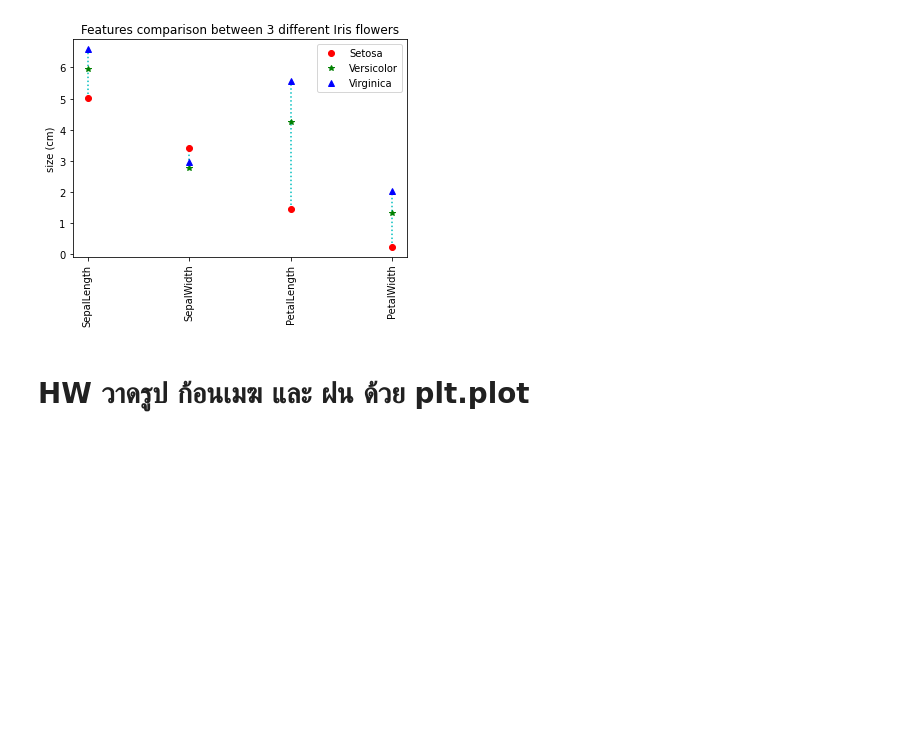
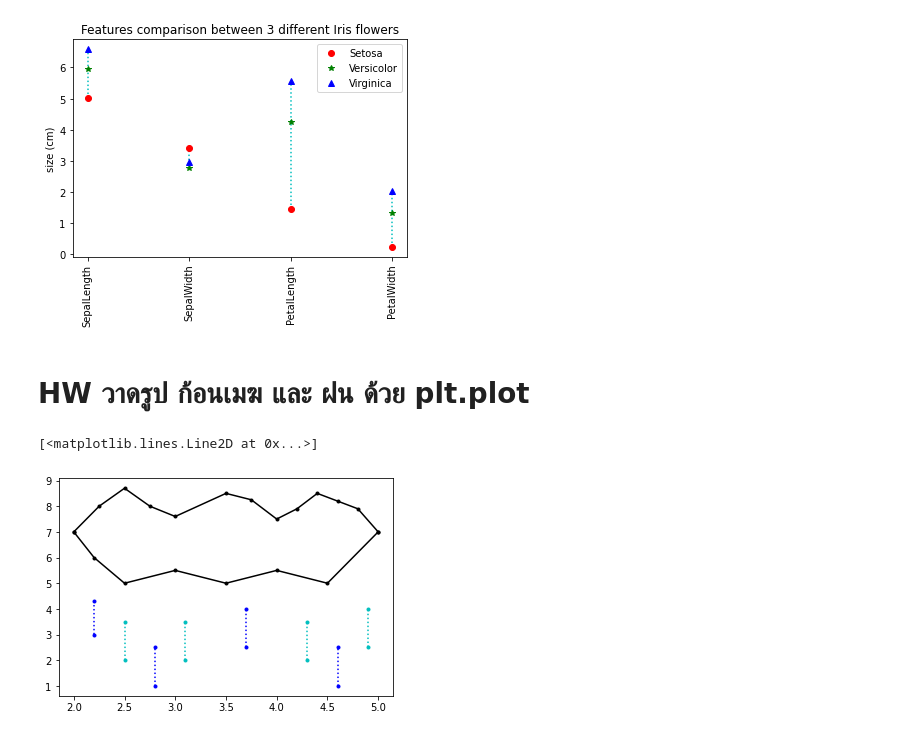
Before and after one commit to siriwat-heart/data_viz_2022, a Jupyter notebook: DataViz04_Data_Comparison.ipynb, the cells around one changed output. Cells and saved outputs as stored; diff of their text form; code cells hidden in the pictures; blank space fills up the shorter version.

```diff
--- a/DataViz04_Data_Comparison.ipynb
+++ b/DataViz04_Data_Comparison.ipynb
@@ -157,3 +157,20 @@ plt.ylabel('size (cm)');
 [figure]
 # %% [markdown]
 # HW วาดรูป ก้อนเมฆ และ ฝน ด้วย plt.plot
+# %%
+#ก้อนเมฆ
+plt.plot([2,2.25,2.5,2.75,3,3.5,3.75,4,4.2,4.4,4.6,4.8,5],[7,8,8.7,8,7.6,8.5,8.25,7.5,7.9,8.5,8.2,7.9,7],'k.-')
+plt.plot([2,2.2,2.5,3,3.5,4,4.5,5],[7,6,5,5.5,5,5.5,5,7],'k.-')
+
+#สายฝน
+plt.plot([2.2,2.2],[4.3,3],'b.:')
+plt.plot([2.5,2.5],[2,3.5],'c.:')
+plt.plot([2.8,2.8],[1,2.5],'b.:')
+plt.plot([3.1,3.1],[2,3.5],'c.:')
+plt.plot([3.7,3.7],[2.5,4],'b.:')
+plt.plot([4.3,4.3],[2,3.5],'c.:')
+plt.plot([4.6,4.6],[1,2.5],'b.:')
+plt.plot([4.9,4.9],[2.5,4],'c.:')
+# %% [output]
+[<matplotlib.lines.Line2D at 0x...>]
+[figure, added]
```
